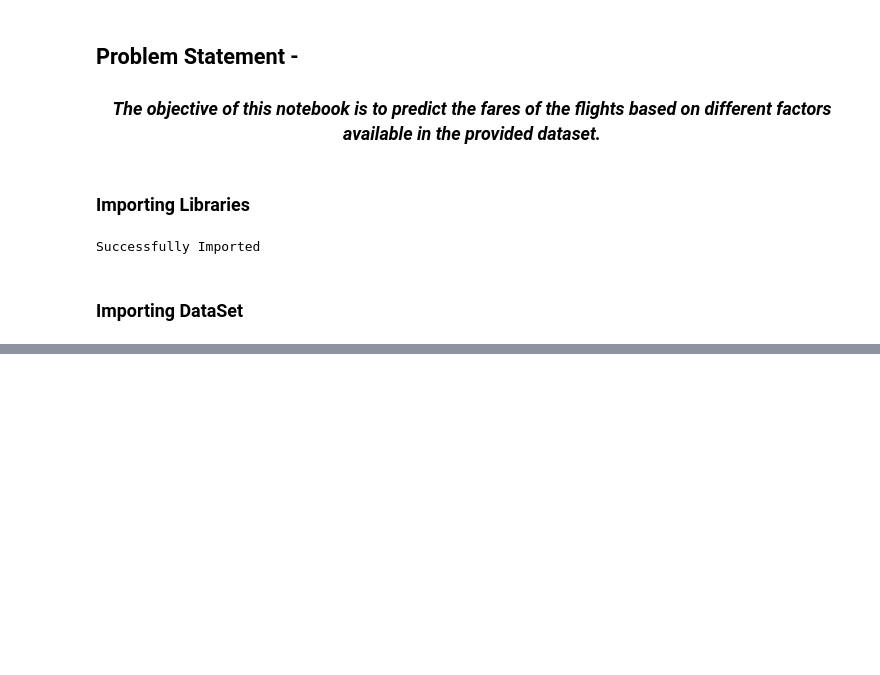
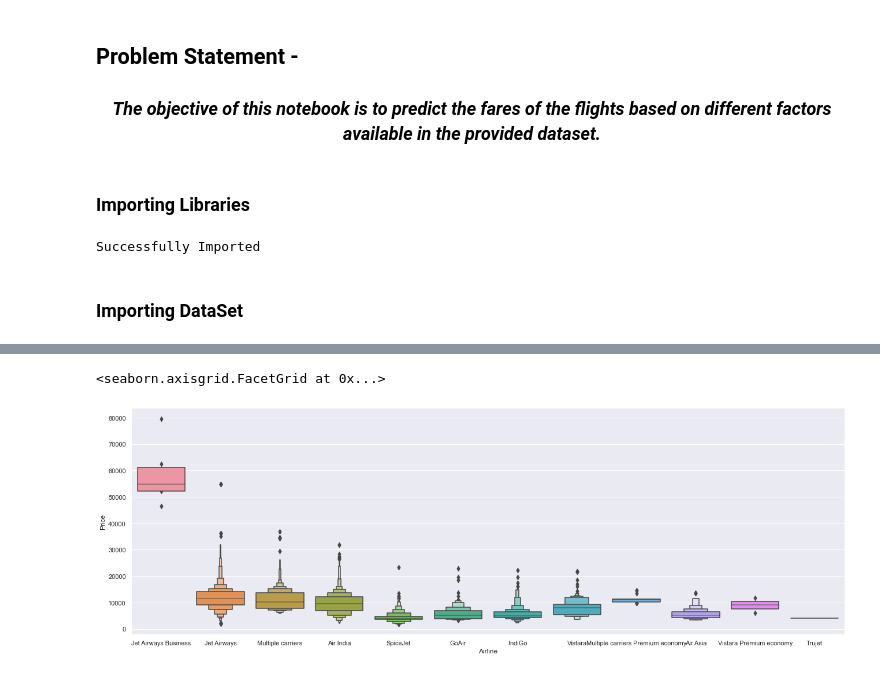
Before and after one commit to jpkelvin/Flight_Fare_Prediction, a Jupyter notebook: Flight_Fare_Prediction.ipynb, the cells around one changed output, grey strips where cells are left out. Cells and saved outputs as stored; diff of their text form; code cells hidden in the pictures; blank space fills up the shorter version.

```diff
--- a/Flight_Fare_Prediction.ipynb
+++ b/Flight_Fare_Prediction.ipynb
@@ -41,0 +123,9 @@ zope.interface                     5.3.0
+# %%
+# Extracting Hours
+train_data["Arrival_hour"] = pd.to_datetime(train_data.Arrival_Time).dt.hour
+
+# Extracting Minutes
+train_data["Arrival_min"] = pd.to_datetime(train_data.Arrival_Time).dt.minute
+
+# Now we can drop Arrival_Time as it is of no use
+train_data.drop(["Arrival_Time"], axis = 1, inplace = True)
@@ -41,0 +141,22 @@ zope.interface                     5.3.0
+# %%
+# Assigning and converting Duration column into list
+duration = list(train_data["Duration"])
+
+for i in range(len(duration)):
+    if len(duration[i].split()) != 2:    # Check if duration contains only hour or mins
+        if "h" in duration[i]:
+            duration[i] = duration[i].strip() + " 0m"   # Adds 0 minute
+        else:
+            duration[i] = "0h " + duration[i]           # Adds 0 hour
+
+duration_hours = []
+duration_mins = []
+for i in range(len(duration)):
+    duration_hours.append(int(duration[i].split(sep = "h")[0]))    # Extract hours from duration
+    duration_mins.append(int(duration[i].split(sep = "m")[0].split()[-1]))   # Extracts only minutes from duration
+# %%
+
+train_data["Duration_hours"] = duration_hours
+train_data["Duration_mins"] = duration_mins
+# %%
+train_data.drop(["Duration"], axis = 1, inplace = True)
@@ -41,0 +190,6 @@ zope.interface                     5.3.0
+# %%
+# Airline vs Price
+sns.catplot(y = "Price", x = "Airline", data = train_data.sort_values("Price", ascending = False), kind="boxen", height = 6, aspect = 3)
+# %% [output]
+<seaborn.axisgrid.FacetGrid at 0x...>
+[figure, added]
```
Also changed, not shown: parts of 89 cells of this notebook, 6 other files.
